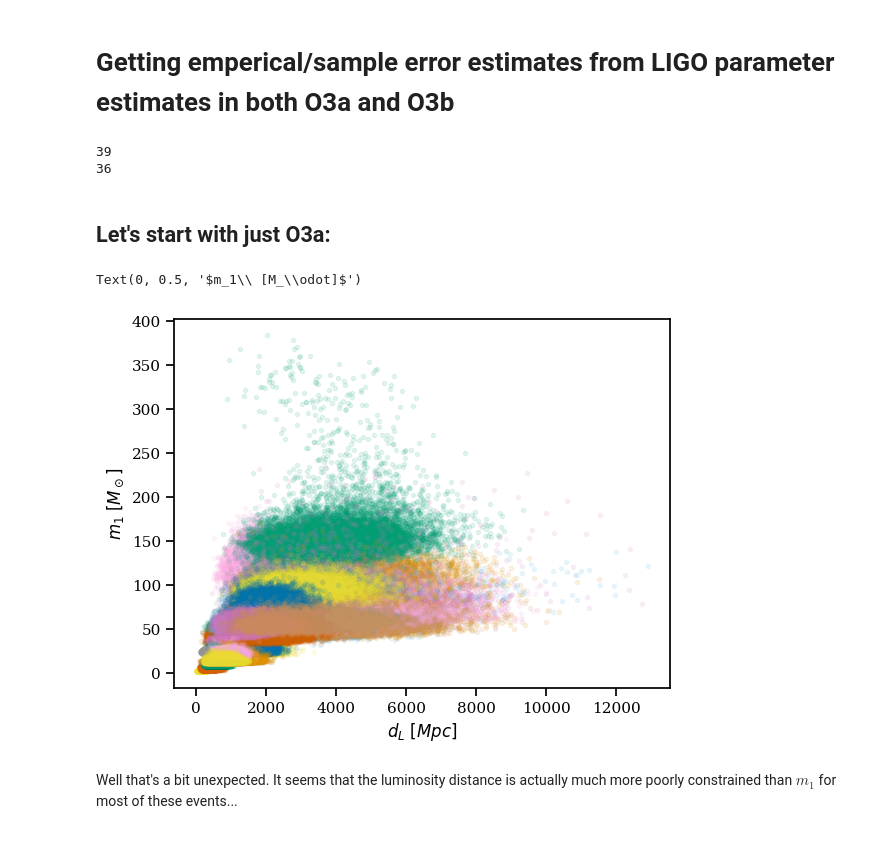
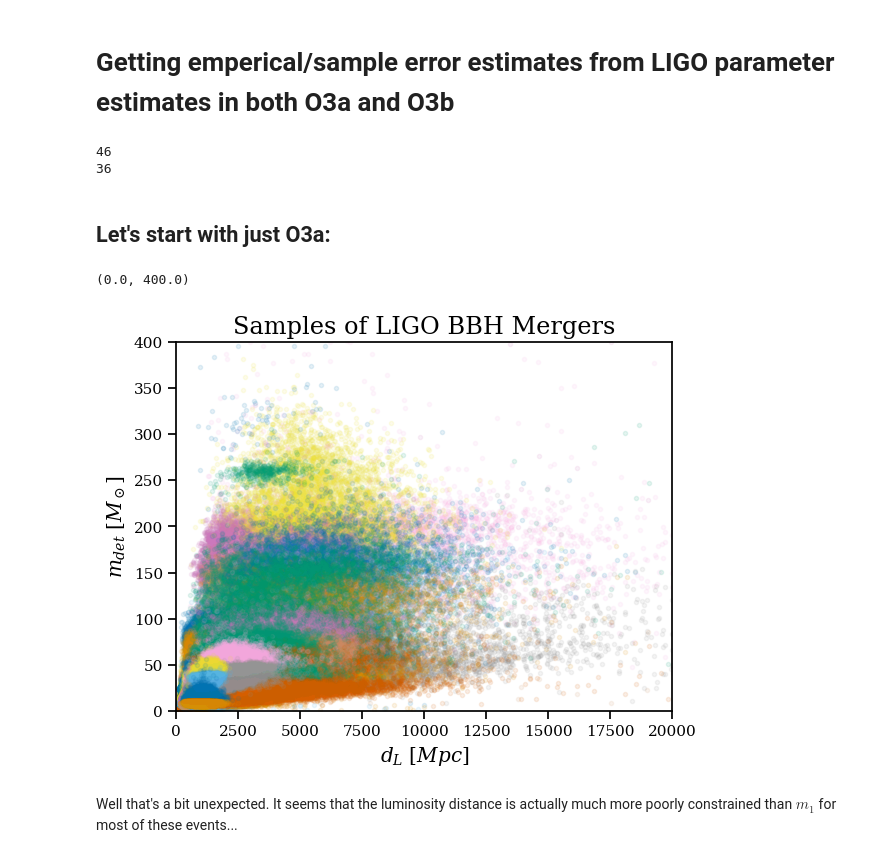
Before and after one commit to ctmurphey/Combined-O3ab, a Jupyter notebook: error-estimates.ipynb, the cells around one changed output. Saved outputs shown, nothing was run; the diff lists cells and outputs as text; code cells hidden in the pictures.

Commit message:
finished making plots for paper

```diff
--- a/error-estimates.ipynb
+++ b/error-estimates.ipynb
@@ -13,31 +13,40 @@ sns.set_context("notebook")
 sns.set_palette("colorblind")
 import matplotlib
 matplotlib.rcParams['font.family'] = 'serif' # so these plots can go into thesis
+matplotlib.rcParams['mathtext.fontset'] = 'dejavuserif'
 
 
 %matplotlib inline
 # %%
-O3a_samples = glob('O3a-samples/*comoving.h5')
+O3a_samples = glob('new_GWTC21/*mixed_cosmo.h5')
 O3b_samples = glob('O3b-samples/*mixed_cosmo.h5')
 
 print(len(O3a_samples))
 print(len(O3b_samples))
+O3ab_samples = O3a_samples + O3b_samples
 # %% [output]
-39
+46
 36
 # %% [markdown]
 ## Let's start with just O3a:
 # %%
-cols = ['mass_1', 'luminosity_distance']
-for f in O3a_samples:
+cols = ['mass_1', 'mass_2', 'luminosity_distance']
+for f in O3ab_samples:
     with h5py.File(f, 'r') as hf:
-        posterior = np.array(hf['PublicationSamples/posterior_samples'])
-        plt.scatter(posterior['luminosity_distance'], posterior['mass_1'], alpha=0.1, marker='.')
-plt.xlabel(r"$d_L\ [Mpc]$")
-plt.ylabel(r"$m_1\ [M_\odot]$")
+        try: #mergers with NS don't have correct model
+            posterior = np.array(hf['C01:Mixed/posterior_samples'])
+            plt.scatter(posterior['luminosity_distance'], posterior['mass_1'], alpha=0.1, marker='.')
+            plt.scatter(posterior['luminosity_distance'], posterior['mass_2'], alpha=0.1, marker='.')
+        except:
+            continue
+plt.title("Samples of LIGO BBH Mergers", size='x-large')
+plt.xlabel(r"$d_L\ [Mpc]$", size='large')
+plt.ylabel(r"$m_{det}\ [M_\odot]$", size='large')
+plt.xlim(0, 20000)
+plt.ylim(0, 400)
 # %% [output]
-Text(0, 0.5, '$m_1\\ [M_\\odot]$')
+(0.0, 400.0)
-[figure, old version]
+[figure, new version]
 # %% [markdown]
 Well that's a bit unexpected. It seems that the luminosity distance is actually much more poorly constrained than $m_1$ for most of these events...
 # %%
```
Also changed, not shown: parts of 9 cells of this notebook, 1 other file.
